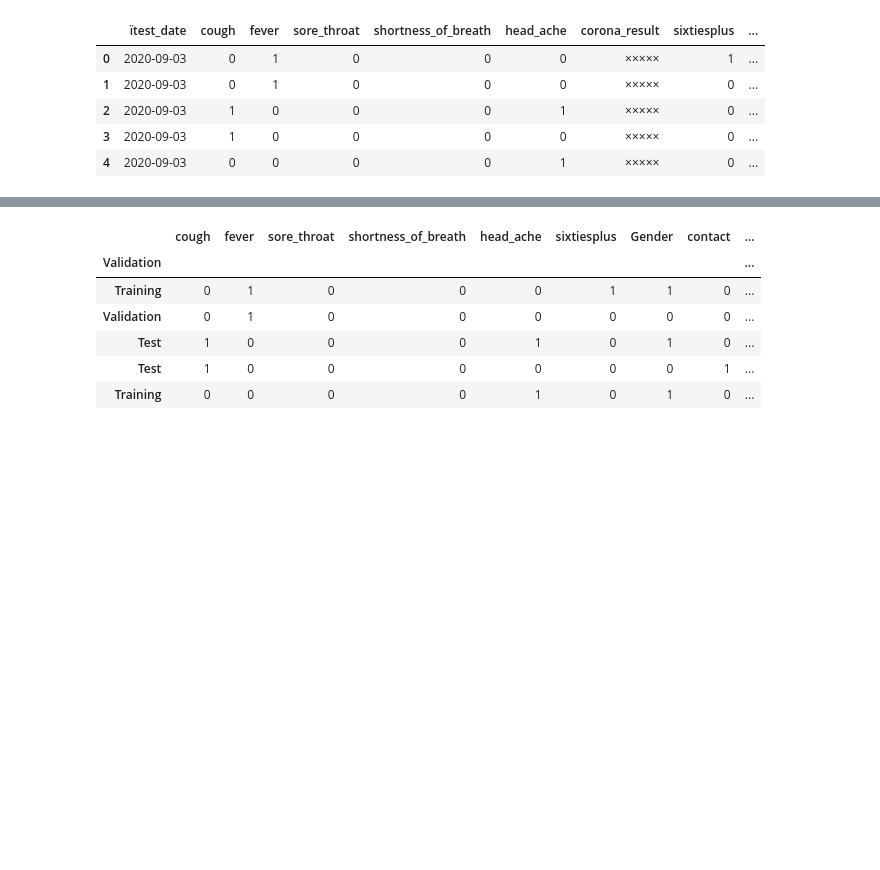
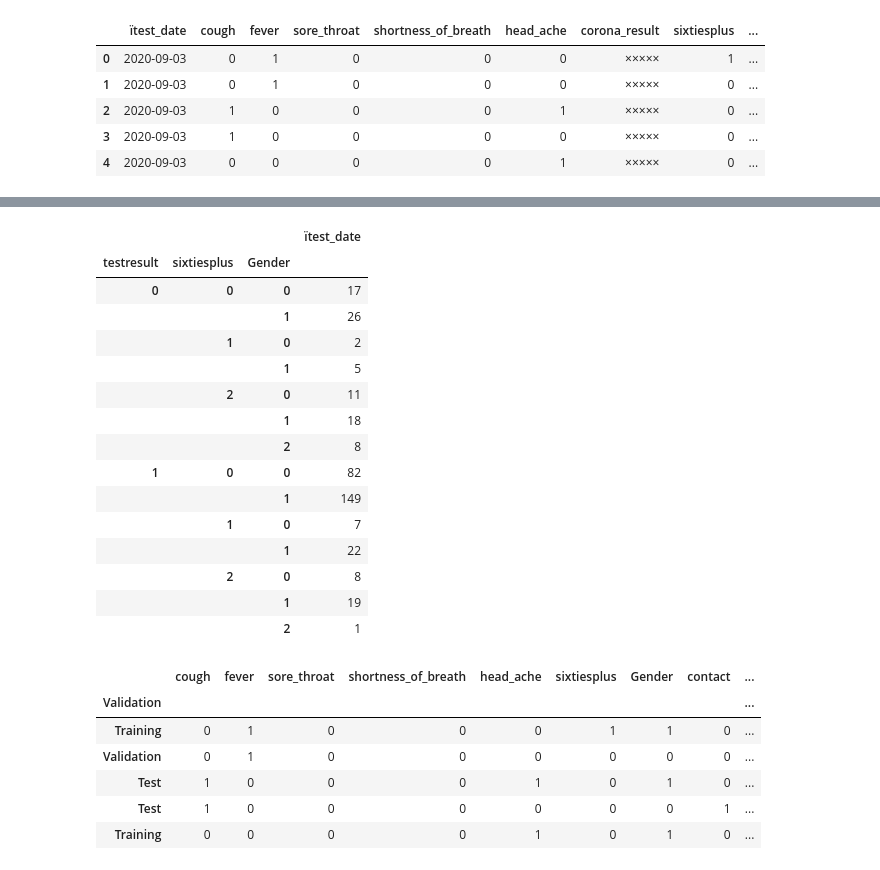
Before and after one commit to nitimkc/covid_tests, a Jupyter notebook: jupyter/covid_symptoms_casestudy.ipynb, the cells around one changed output, grey strips where cells are left out. Drawn from its saved outputs; the diff is of its cells as text; code cells hidden in the pictures; blank space fills up the shorter version.

```diff
--- a/jupyter/covid_symptoms_casestudy.ipynb
+++ b/jupyter/covid_symptoms_casestudy.ipynb
@@ -142,4 +142,4 @@ covid_data.head()
 # %%
-test = covid_data[(covid_data['sixtiesplus']==2)&(covid_data['Gender']==2)]
+# test = covid_data[(covid_data['sixtiesplus']==2)&(covid_data['Gender']==2)]
 cols = ['cough', 'fever', 'sore_throat', 'shortness_of_breath', 'head_ache']#,'contact', 'abroad']
-test= test[cols]
+test = covid_data[cols]
@@ -150,2 +146,2 @@ test.shape
 # %%
-sum(test.sum(axis=1)==0)
+all_symp = covid_data[test.sum(axis=1)==test.shape[1]]
@@ -154,3 +164,22 @@ sum(test.sum(axis=1)==0)
+# %%
+all_symp[['ïtest_date','testresult','sixtiesplus', 'Gender']].groupby(['testresult','sixtiesplus', 'Gender']).count()
+# %% [output]
+|  |  |  | ïtest_date |
+| testresult | sixtiesplus | Gender |  |
+| 0 | 0 | 0 | 17 |
+|  |  | 1 | 26 |
+|  | 1 | 0 | 2 |
+|  |  | 1 | 5 |
+|  | 2 | 0 | 11 |
+|  |  | 1 | 18 |
+|  |  | 2 | 8 |
+| 1 | 0 | 0 | 82 |
+|  |  | 1 | 149 |
+|  | 1 | 0 | 7 |
+|  |  | 1 | 22 |
+|  | 2 | 0 | 8 |
+|  |  | 1 | 19 |
+|  |  | 2 | 1 |
 # %%
 y = covid_data['testresult']
 cols = ['cough', 'fever', 'sore_throat', 'shortness_of_breath', 'head_ache', 'sixtiesplus', 'Gender', 'contact', 'abroad', 'Validation']
```
Also changed, not shown: parts of 3 cells of this notebook, 10 other files.
